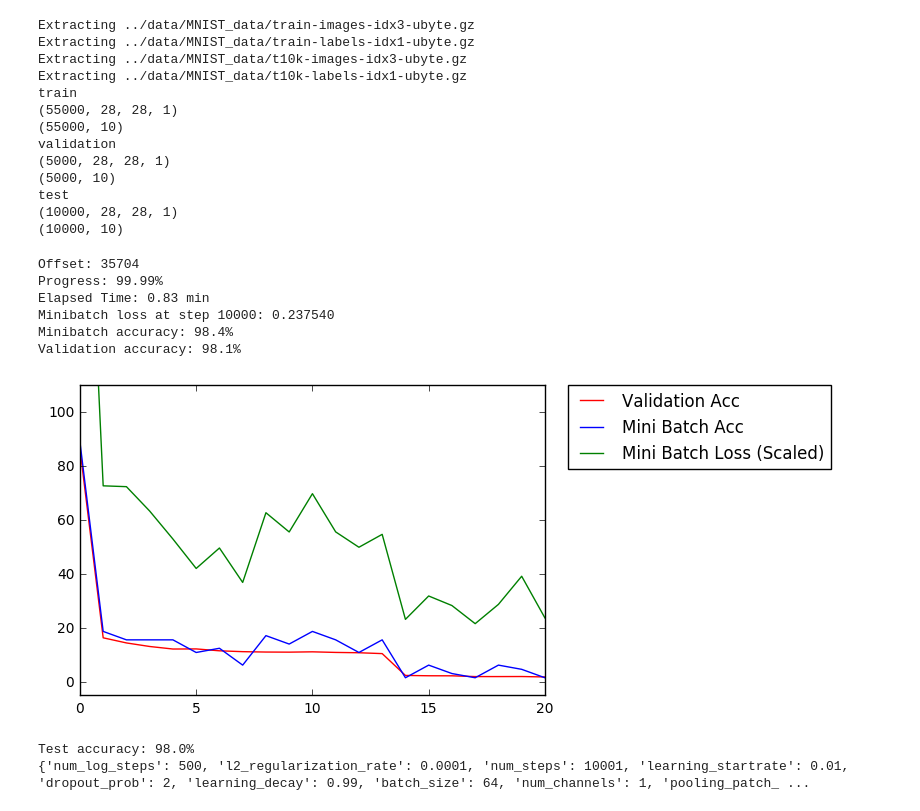
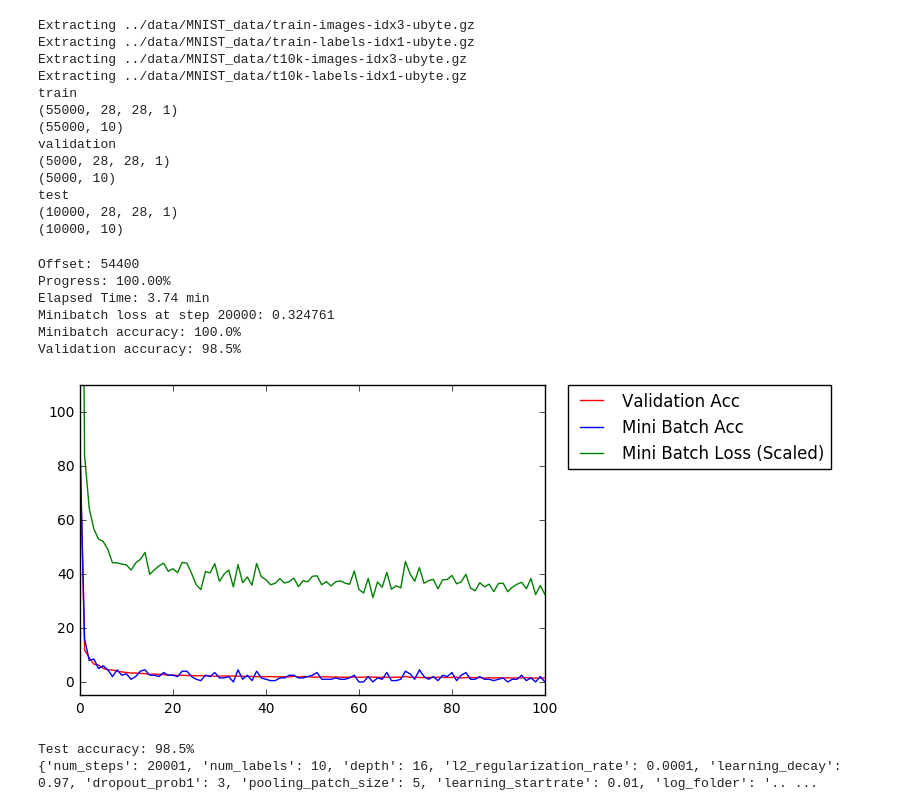
Before and after one commit to nadre/tensorflow_playground, a Jupyter notebook: conv_networks/MNIST.ipynb, the cells around one changed output. Drawn from its saved outputs; the diff is of its cells as text; code cells hidden in the pictures.

Commit message:
changing parameters to come close to lenet
Signed-off-by: Erdan Genc <erdan.genc@uni-weimar.de>

```diff
--- a/conv_networks/MNIST.ipynb
+++ b/conv_networks/MNIST.ipynb
@@ -15,6 +15,8 @@ import time
 import tensorflow as tf
 
 %matplotlib inline
+
+RUN_NUMBER = 0
 # %%
 from tensorflow.examples.tutorials.mnist import input_data
 mnist = input_data.read_data_sets('../data/MNIST_data', one_hot=True)
@@ -85,18 +87,19 @@ param = {
     "image_size" : 28,
     "num_labels" : 10,
     "num_channels" : 1,
-    "batch_size" : 64,
+    "batch_size" : 200,
     "patch_size" : 5,
     "pooling_patch_size" : 5,
     "depth" : 16,
-    "num_hidden" : 72,
-    "num_steps" : 10001,
-    "dropout_prob" : 2,
+    "num_hidden0" : 120,
+    "num_hidden1" : 84,
+    "num_steps" : 20001,
+    "dropout_prob1" : 3,
     "l2_regularization_rate" : 0.0001,
     "learning_startrate" : 0.01,
-    "learning_decay" : 0.99,
+    "learning_decay" : 0.97,
     "learning_decay_steps" : 1000,
-    "num_log_steps" : 500,
+    "num_log_steps" : 200,
     "log_folder" : "../logs"
 }
 # %%
@@ -113,8 +116,8 @@ def conv_pooling_relu(data, kernel_shape, bias_shape, stride):
 
     conv_relu = tf.nn.relu(conv + biases)
 
-    pool = tf.nn.max_pool(conv_relu, ksize=[1, 2, 2, 1],
-                        strides=[1, 2, 2, 1], padding='SAME')
+    pool = tf.nn.max_pool(conv_relu, ksize=[1, 1, 1, 1],
+                        strides=[1, 1, 1, 1], padding='SAME')
 
     return pool
 # %%
@@ -171,12 +174,15 @@ def model(data, training=False):
     shape = conv2.get_shape().as_list()
     reshaped = tf.reshape(conv2, [shape[0], shape[1] * shape[2] * shape[3]])
 
+  with tf.variable_scope("relu0"):
+    relu0 = relu(reshaped, param["num_hidden0"])
+
   with tf.variable_scope("relu1"):
-    relu1 = relu(reshaped, param["num_hidden"])
+    relu1 = relu(relu0, param["num_hidden1"])
 
   if training:
-    with tf.variable_scope("dropout"):
-      relu1 = tf.nn.dropout(relu1, param['dropout_prob'])
+    with tf.variable_scope("dropout1"):
+      relu1 = tf.nn.dropout(relu1, param['dropout_prob1'])
 
   with tf.variable_scope("relu2"):
     relu2 = relu(relu1, param["num_labels"])
@@ -242,15 +250,15 @@ log_data = {
     "stepsize" : param['num_log_steps']
 }
 
-delete_folder_content(param["log_folder"])
-
 start_time = time.time()
 with tf.Session(graph=graph, config=tf.ConfigProto(log_device_placement=True)) as session:
 
   session.run(tf.initialize_all_variables())
 
+  RUN_NUMBER += 1
   all_summaries = tf.merge_all_summaries()
-  summary_writer = tf.train.SummaryWriter(param["log_folder"], session.graph)
+  log_dir = "%s/%i_%s" % (param["log_folder"], RUN_NUMBER, param)
+  summary_writer = tf.train.SummaryWriter(log_dir, session.graph)
 
   print('Initialized')
   for step in range(param['num_steps']):
@@ -265,39 +273,39 @@ with tf.Session(graph=graph, config=tf.ConfigProto(log_device_placement=True)) a
 
     _, l, predictions = session.run([training, error, train_prediction], feed_dict=feed_dict)
 
     if (step % param["num_log_steps"] == 0):
       clear_output()
 
       #logging the error for tensorboard
       summary_str = session.run(all_summaries, feed_dict=feed_dict)
       summary_writer.add_summary(summary_str, step)
       summary_writer.flush()
 
       print("Offset: {}".format(offset))
       print("Progress: {:5.2f}%".format( step*100 / param['num_steps']) )
       print("Elapsed Time: {:4.2f} min".format( (time.time() - start_time) / 60 ))
       print("Minibatch loss at step %d: %f" % (step, l))
       log_data["mini_batch_loss"].append(l * 100)
 
       mini_batch_acc = accuracy(predictions, batch_labels)
       print("Minibatch accuracy: %.1f%%" % mini_batch_acc)
       log_data["mini_batch_acc"].append(100.0 - mini_batch_acc)
 
       val_acc = accuracy( valid_prediction.eval(), validation_labels )
       print("Validation accuracy: %.1f%%" % val_acc )
       log_data["validation_acc"].append(100.0 - val_acc)
       plot_log_data(log_data)
 
   test_acc = accuracy( test_prediction.eval(), test_labels )
   print("Test accuracy: %.1f%%" % test_acc )
   print(param)
 # %% [output]
-Offset: 35704
-Progress: 99.99%
-Elapsed Time: 0.83 min
-Minibatch loss at step 10000: 0.237540
-Minibatch accuracy: 98.4%
-Validation accuracy: 98.1%
+Offset: 54400
+Progress: 100.00%
+Elapsed Time: 3.74 min
+Minibatch loss at step 20000: 0.324761
+Minibatch accuracy: 100.0%
+Validation accuracy: 98.5%
-[figure, old version]
+[figure, new version]
-Test accuracy: 98.0%
-{'num_log_steps': 500, 'l2_regularization_rate': 0.0001, 'num_steps': 10001, 'learning_startrate': 0.01, 'dropout_prob': 2, 'learning_decay': 0.99, 'batch_size': 64, 'num_channels': 1, 'pooling_patch_ ...
+Test accuracy: 98.5%
+{'num_steps': 20001, 'num_labels': 10, 'depth': 16, 'l2_regularization_rate': 0.0001, 'learning_decay': 0.97, 'dropout_prob1': 3, 'pooling_patch_size': 5, 'learning_startrate': 0.01, 'log_folder': '.. ...
```
Also changed, not shown: parts of 1 cell of this notebook.
